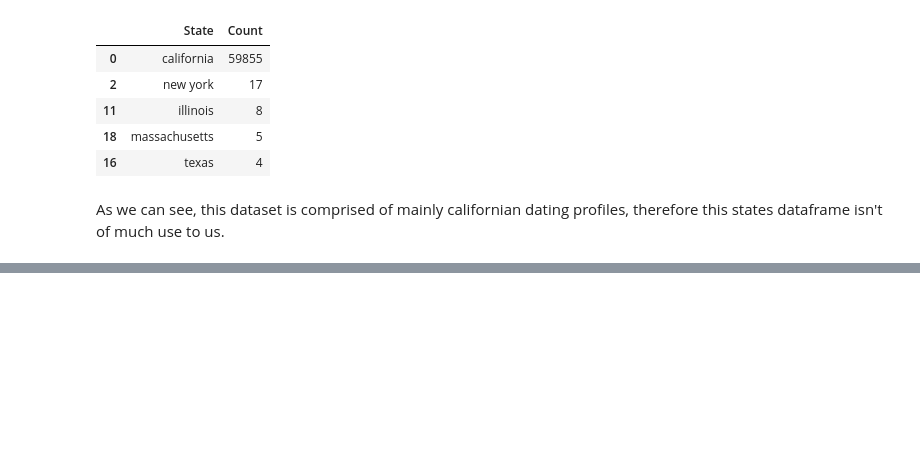
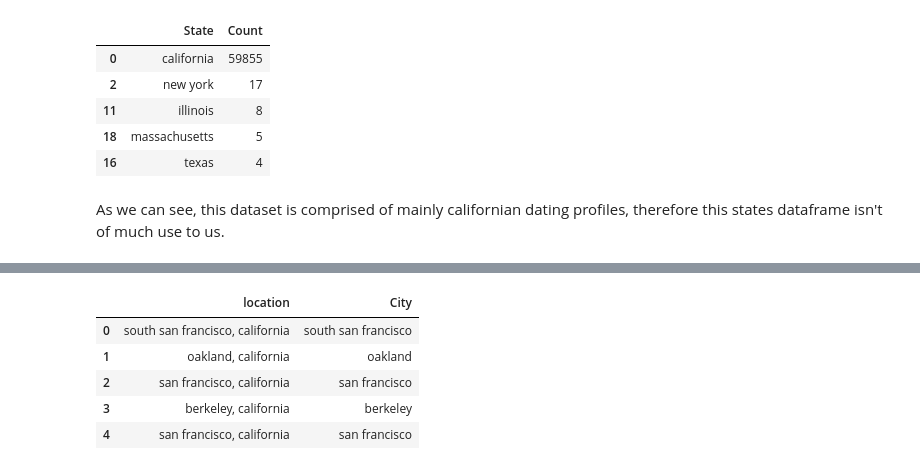
Before and after one commit to brianellis1997/DateAScientist, a Jupyter notebook: date-a-scientist.ipynb, the cells around one changed output, grey strips where cells are left out. Saved outputs shown, nothing was run; the diff lists cells and outputs as text; code cells hidden in the pictures; blank space fills up the shorter version.

```diff
--- a/date-a-scientist.ipynb
+++ b/date-a-scientist.ipynb
@@ -316,0 +333,9 @@ As we can see, this dataset is comprised of mainly californian dating profiles,
+# %%
+profiles[['location', 'City']].head()
+# %% [output]
+|  | location | City |
+| 0 | south san francisco, california | south san francisco |
+| 1 | oakland, california | oakland |
+| 2 | san francisco, california | san francisco |
+| 3 | berkeley, california | berkeley |
+| 4 | san francisco, california | san francisco |
```
Also changed, not shown: parts of 6 cells of this notebook.
